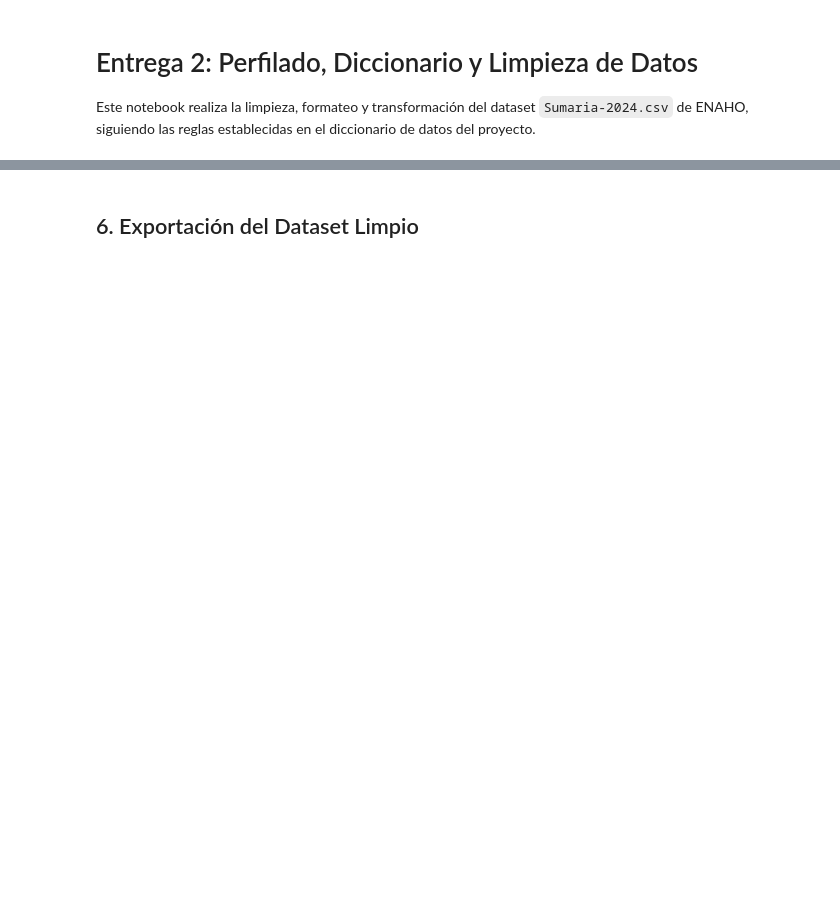
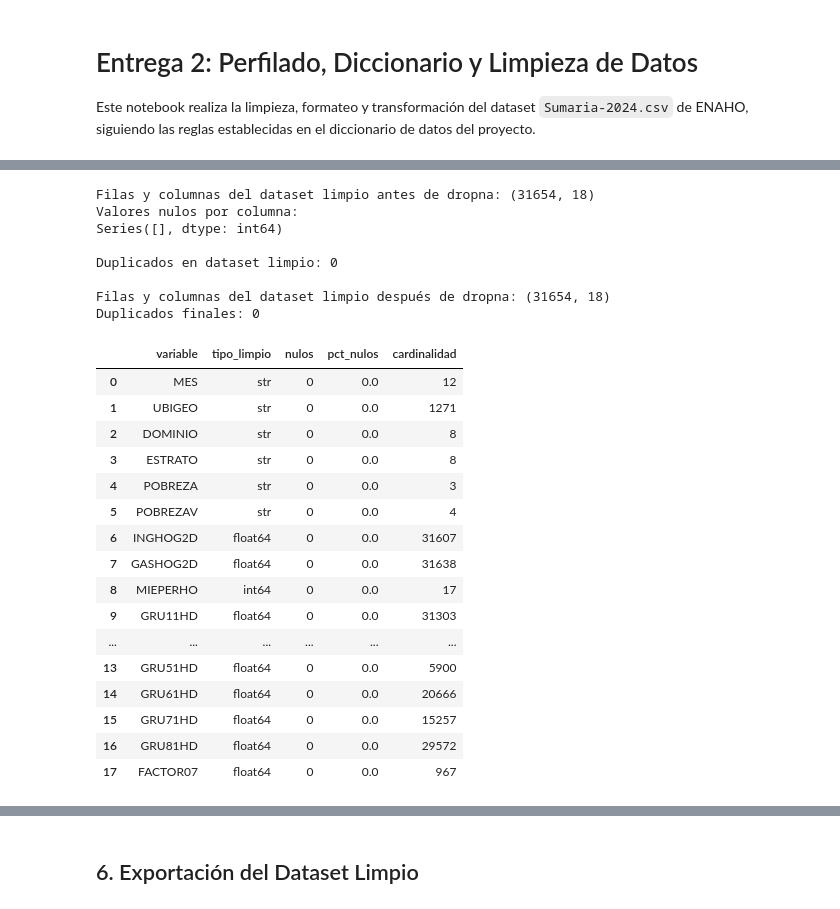
Before and after one commit to YuhiTTo/GRUPO5-DATAVISUALIZATION, a Jupyter notebook: notebooks/01_perfilado_y_limpieza.ipynb, the cells around one changed output, grey strips where cells are left out. Drawn from its saved outputs; the diff is of its cells as text; code cells hidden in the pictures; blank space fills up the shorter version.

```diff
--- a/notebooks/01_perfilado_y_limpieza.ipynb
+++ b/notebooks/01_perfilado_y_limpieza.ipynb
@@ -112,8 +305,0 @@ Validamos que no haya datos nulos que puedan romper la estructura de Tableau o e
-# %%
-nulos = df_limpio.isnull().sum()
-print('Valores nulos por columna:')
-print(nulos[nulos > 0])
-
-# Si hubiera nulos en gastos o ingresos por alguna conversión fallida, los rellenamos con 0 o la media,
-# pero la encuesta ENAHO suele venir completa en estos campos.
-df_limpio = df_limpio.dropna()
@@ -119,0 +312,51 @@ df_limpio = df_limpio.dropna()
+# %%
+print("Filas y columnas del dataset limpio antes de dropna:", df_limpio.shape)
+
+nulos = df_limpio.isnull().sum()
+print("Valores nulos por columna:")
+print(nulos[nulos > 0])
+
+duplicados_limpio = df_limpio.duplicated().sum()
+print("\nDuplicados en dataset limpio:", duplicados_limpio)
+
+# Si hubiera nulos por alguna conversión fallida, se eliminan para evitar problemas en Tableau.
+df_limpio = df_limpio.dropna().copy()
+
+print("\nFilas y columnas del dataset limpio después de dropna:", df_limpio.shape)
+print("Duplicados finales:", df_limpio.duplicated().sum())
+
+validacion_limpio = pd.DataFrame({
+    "variable": df_limpio.columns,
+    "tipo_limpio": df_limpio.dtypes.astype(str).values,
+    "nulos": df_limpio.isnull().sum().values,
+    "pct_nulos": (df_limpio.isnull().mean() * 100).round(2).values,
+    "cardinalidad": df_limpio.nunique(dropna=True).values
+})
+
+validacion_limpio
+# %% [output]
+Filas y columnas del dataset limpio antes de dropna: (31654, 18)
+Valores nulos por columna:
+Series([], dtype: int64)
+
+Duplicados en dataset limpio: 0
+
+Filas y columnas del dataset limpio después de dropna: (31654, 18)
+Duplicados finales: 0
+|  | variable | tipo_limpio | nulos | pct_nulos | cardinalidad |
+| 0 | MES | str | 0 | 0.0 | 12 |
+| 1 | UBIGEO | str | 0 | 0.0 | 1271 |
+| 2 | DOMINIO | str | 0 | 0.0 | 8 |
+| 3 | ESTRATO | str | 0 | 0.0 | 8 |
+| 4 | POBREZA | str | 0 | 0.0 | 3 |
+| 5 | POBREZAV | str | 0 | 0.0 | 4 |
+| 6 | INGHOG2D | float64 | 0 | 0.0 | 31607 |
+| 7 | GASHOG2D | float64 | 0 | 0.0 | 31638 |
+| 8 | MIEPERHO | int64 | 0 | 0.0 | 17 |
+| 9 | GRU11HD | float64 | 0 | 0.0 | 31303 |
+| ... | ... | ... | ... | ... | ... |
+| 13 | GRU51HD | float64 | 0 | 0.0 | 5900 |
+| 14 | GRU61HD | float64 | 0 | 0.0 | 20666 |
+| 15 | GRU71HD | float64 | 0 | 0.0 | 15257 |
+| 16 | GRU81HD | float64 | 0 | 0.0 | 29572 |
+| 17 | FACTOR07 | float64 | 0 | 0.0 | 967 |
```
Also changed, not shown: parts of 21 cells of this notebook, 1 other file.
